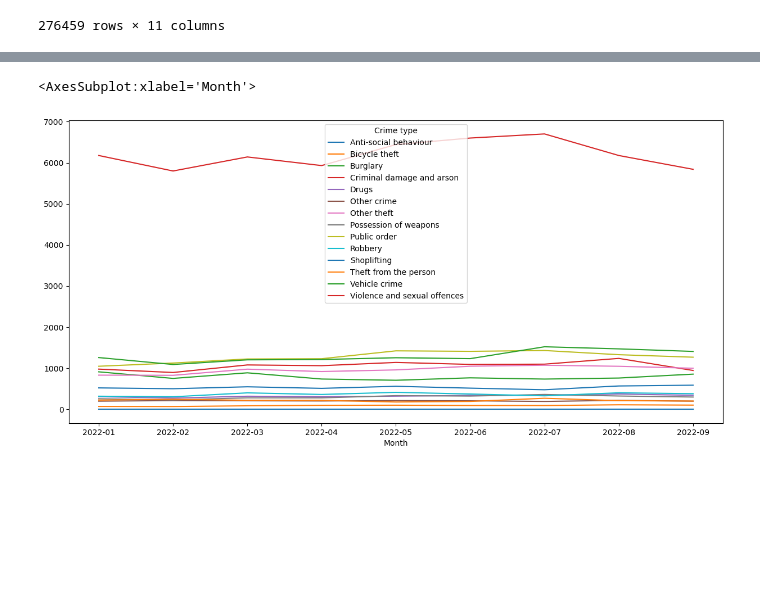
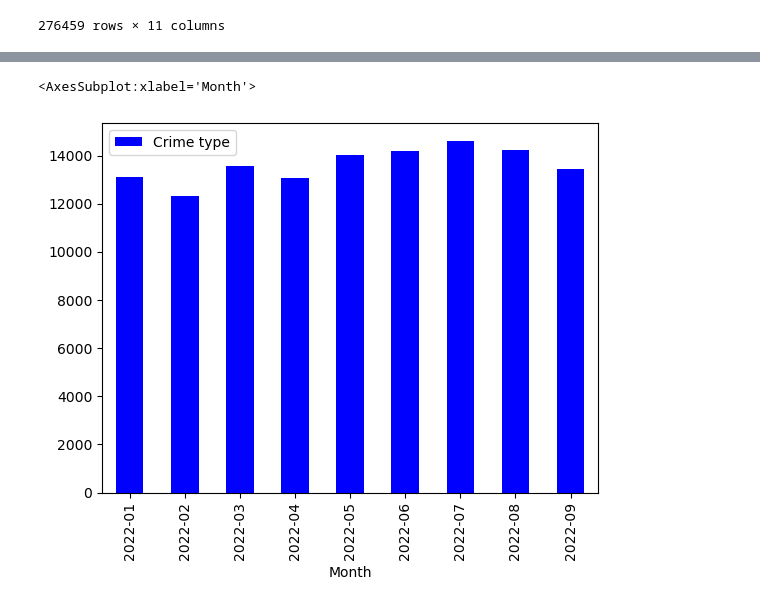
Before and after one commit to TonyHHNg/Team_Project_1, a Jupyter notebook: Crime_data_jo.ipynb, the cells around one changed output, grey strips where cells are left out. Saved outputs shown, nothing was run; the diff lists cells and outputs as text; code cells hidden in the pictures; blank space fills up the shorter version.

```diff
--- a/Crime_data_jo.ipynb
+++ b/Crime_data_jo.ipynb
@@ -155,6 +149,0 @@ bham_df_plot
-# %%
-fig, ax = plt.subplots(figsize=(15,7))
-new_crime_data_bham.groupby(["Month","Crime type"]).count()["Crime ID"].unstack().plot(ax=ax)
-# %% [output]
-<AxesSubplot:xlabel='Month'>
-[figure, removed]
@@ -162,0 +150,6 @@ pd.pivot(index=g, columns=df['months'], values=df['value']).rename(columns=d).pl
+# %%
+bham_df_plot = bham_df1.plot.bar(color = "b")
+bham_df_plot
+# %% [output]
+<AxesSubplot:xlabel='Month'>
+[figure, added]
```
Also changed, not shown: parts of 10 cells of this notebook.
